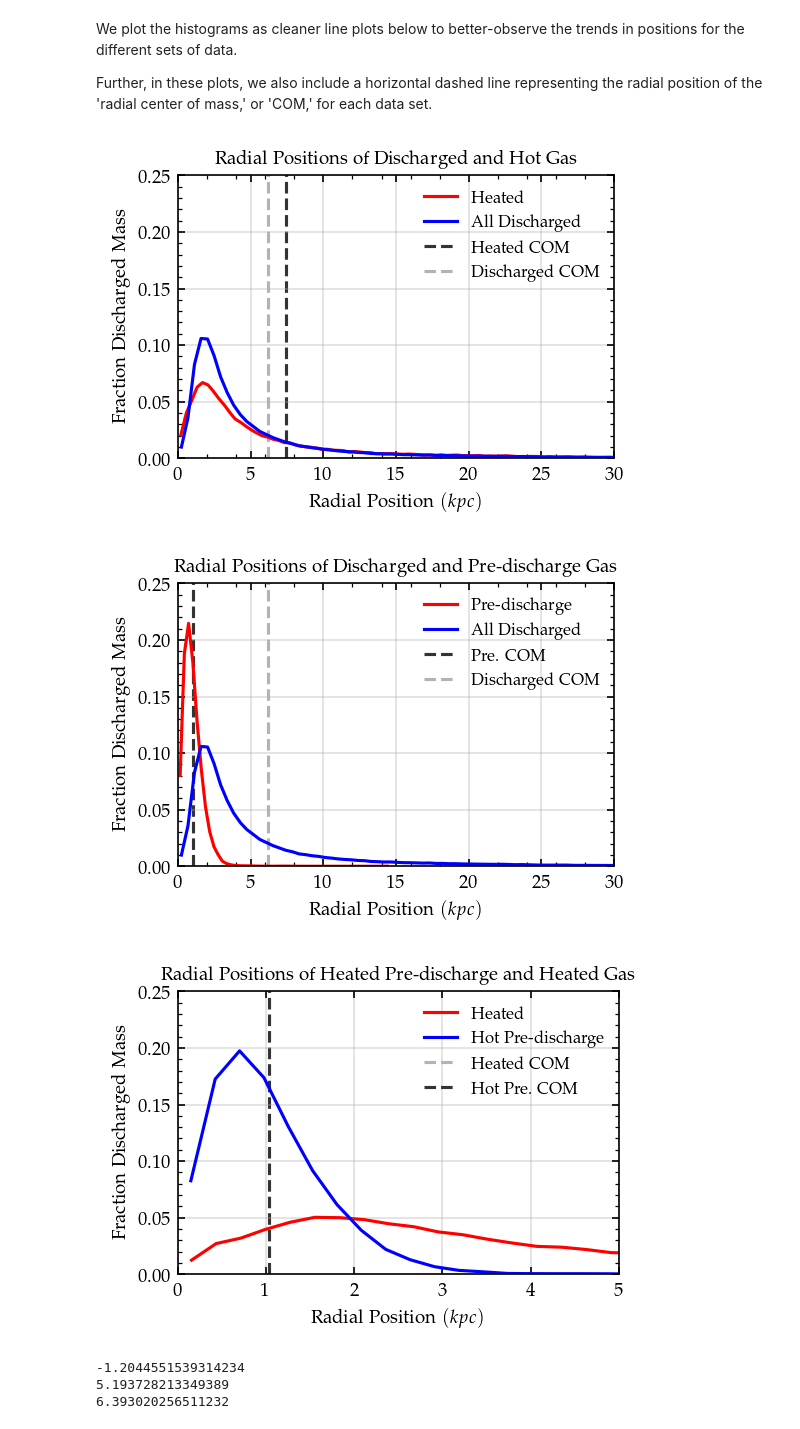
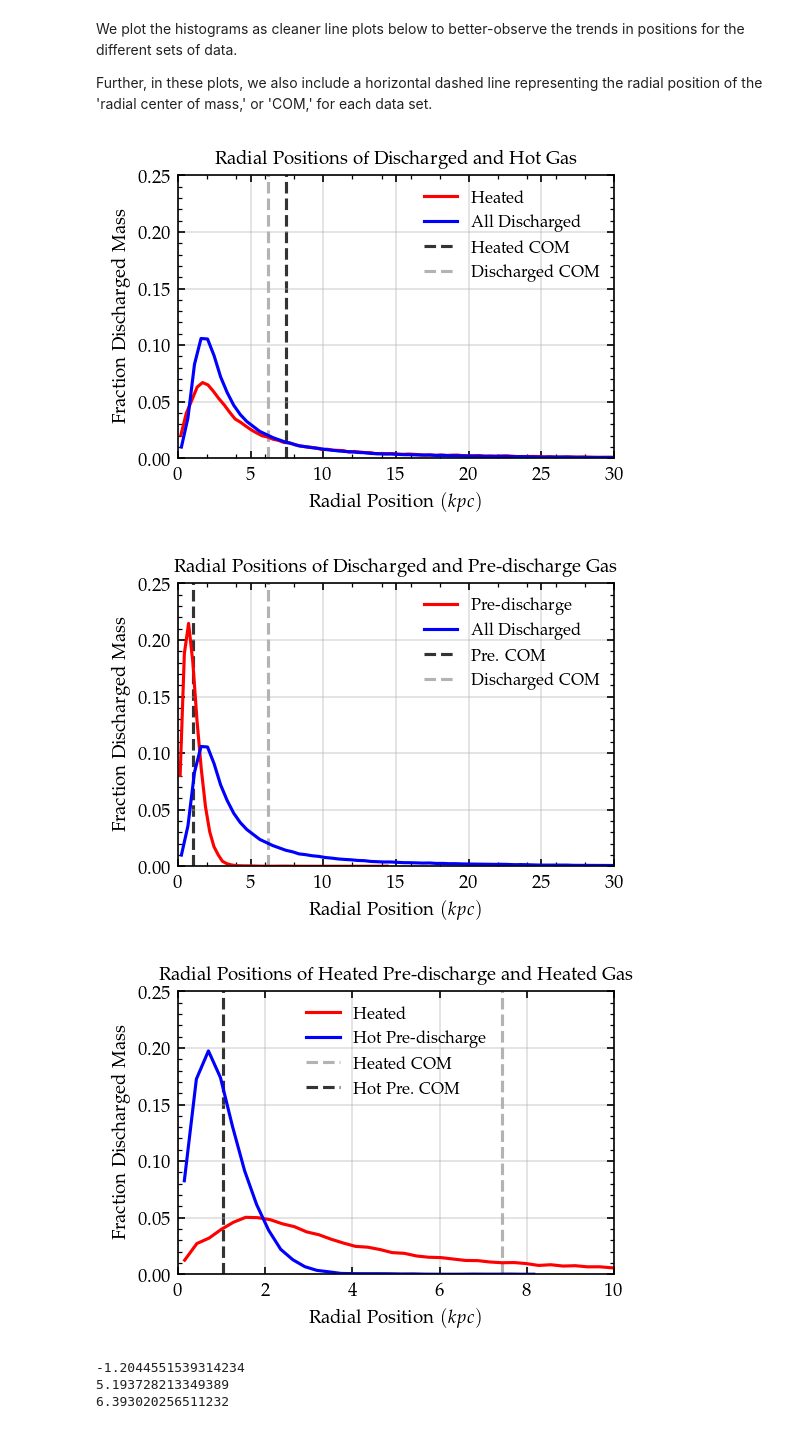
Before and after one commit to leoglonz/Astro_map, a Jupyter notebook: StellarFeedback_p1.ipynb, the cells around one changed output. Saved outputs shown, nothing was run; the diff lists cells and outputs as text; code cells hidden in the pictures.

```diff
--- a/StellarFeedback_p1.ipynb
+++ b/StellarFeedback_p1.ipynb
@@ -312,35 +312,35 @@ bincenters = 0.5*(x[1:] + x[:-1])
 ax.plot(bincenters, y1, label='Hot Pre-discharge', c='b')
 
 
 # plot mean position of mass.
 com1 = hot_radpos.mean()
 com2 = hot_pre_radpos.mean()
 ax.plot([com1,com1],[0,0.3],linestyle='--',color='0.7',zorder=-1, label='Heated COM')
 ax.plot([com2,com2],[0,0.3],linestyle='--',color='0.2',zorder=-1, label='Hot Pre. COM')
 
 
 # labels, axis scaling, etc.
 ax.legend(frameon=False, fontsize='8')
 
 ax.set_title('Radial Positions of Heated Pre-discharge and Heated Gas', fontsize='medium')
 ax.set_xlabel(r'Radial Position $(kpc)$')
 ax.set_ylabel('Fraction Discharged Mass')
-ax.set_xlim(0,5)
+ax.set_xlim(0,10)
 ax.set_ylim(0,0.25)
 
 ax.xaxis.set_minor_locator(mpl.ticker.MultipleLocator(2))
 ax.yaxis.set_minor_locator(mpl.ticker.MultipleLocator(0.01))
 
 ax.ticklabel_format(axis="y", style="plain",scilimits=(0,0))
 ax.tick_params(direction='in',which='both',right=True,top=True)
 ax.grid(alpha=0.4, zorder=-1000)
 
 # plt.savefig('plots/theta_allsats_stacked.pdf')
 plt.show()
 # %% [output]
 [figure]
 [figure]
-[figure, old version]
+[figure, new version]
 # %%
 # finding mean positions of mass.
 pre_com = pre_radpos.mean()
```
Also changed, not shown: parts of 1 cell of this notebook, 2 other files.
